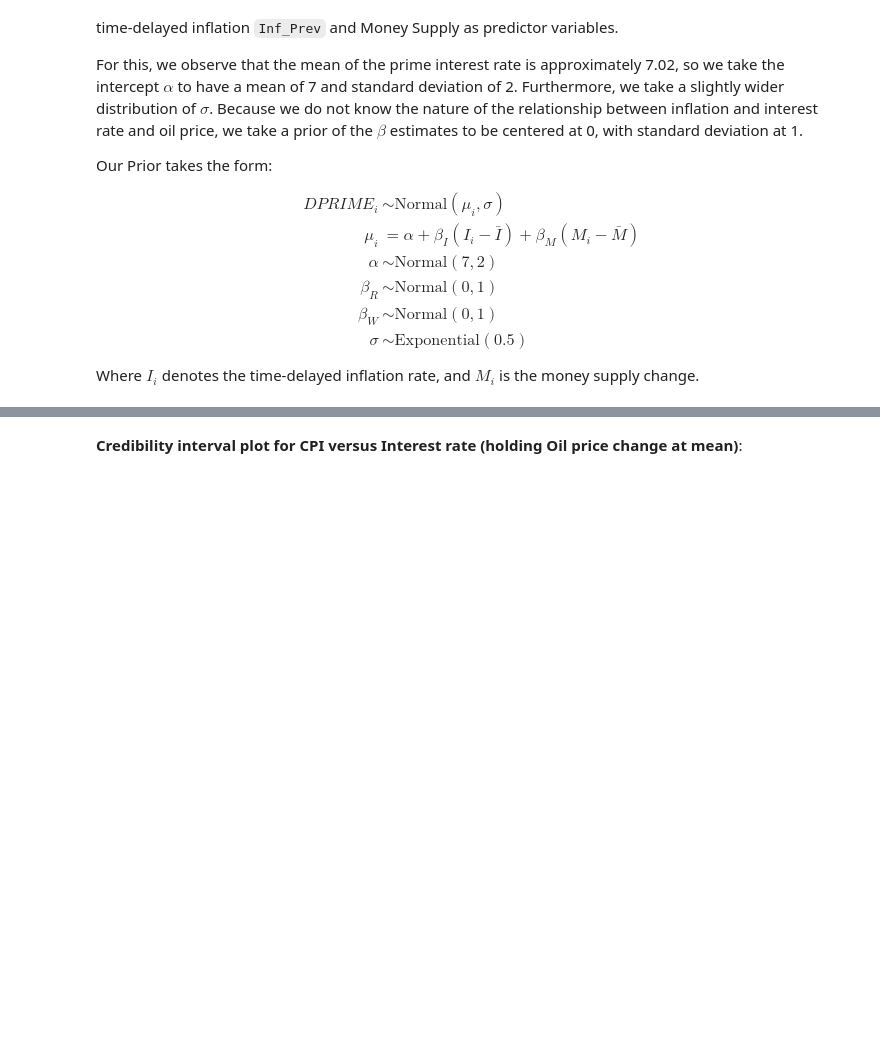
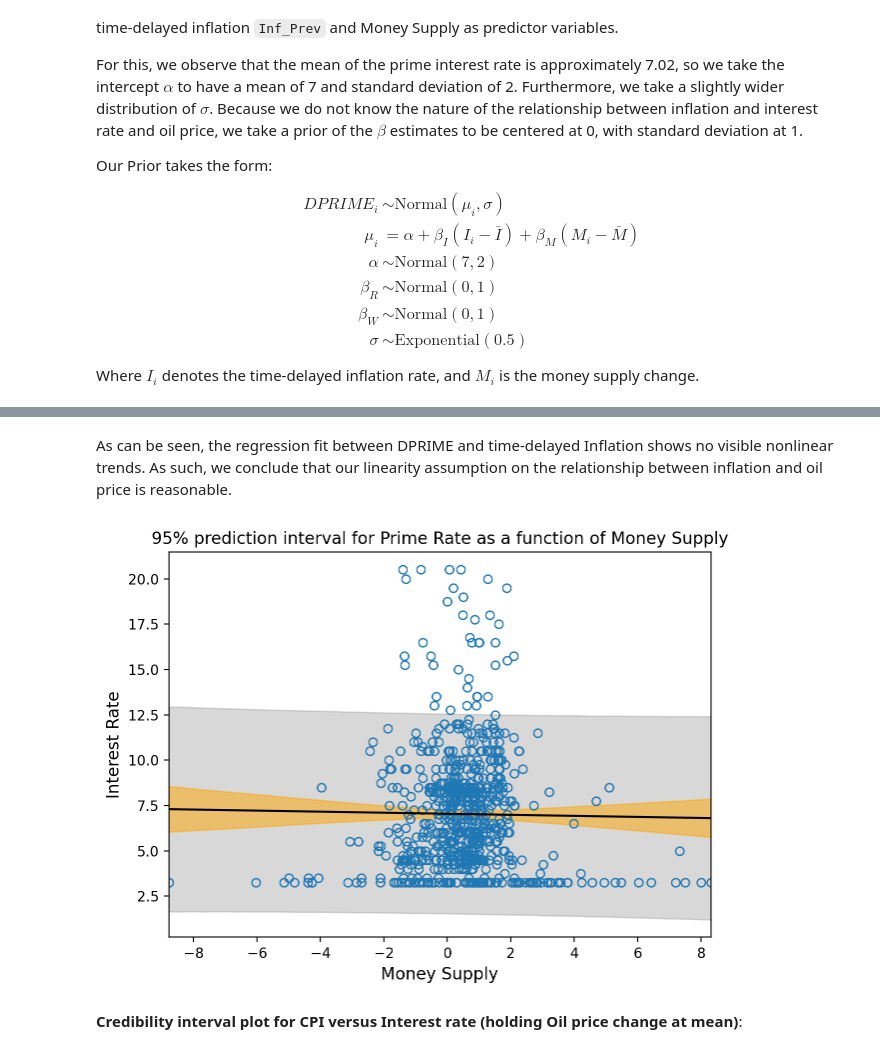
Before and after one commit to AndreiAf02/Math509Project_Public, a Jupyter notebook: 509ProjectV2.ipynb, the cells around one changed output, grey strips where cells are left out. Cells and saved outputs as stored; diff of their text form; code cells hidden in the pictures; blank space fills up the shorter version.

```diff
--- a/509ProjectV2.ipynb
+++ b/509ProjectV2.ipynb
@@ -638,3 +685,61 @@ sns.boxplot(data=model_project_time1_mcmc_samples[['beta_M', 'beta_I']])
+# %% [markdown]
+As can be seen, the regression fit between DPRIME and time-delayed Inflation shows no visible nonlinear trends. As such, we conclude that our linearity assumption on the relationship between inflation and oil price is reasonable.
+# %%
+## Prediction plot for DPRIME vs CPI, holding MS at mean:
+
+prob = 0.95 ## for credible intervals
+
+xmin = data_all['Money Base Change'].min()
+xmax = data_all['Money Base Change'].max()
+xmean = data_all['Money Base Change'].mean()
+
+
+N_weight = 50
+x = linspace(xmin, xmax, N_weight) ## weight range
+
+alpha_samples = array(model_project_time1_mcmc_samples['alpha'])[None, :]
+beta_samples = array(model_project_time1_mcmc_samples['beta_M'])[None, :]
+sigma_samples = array(model_project_time1_mcmc_samples['sigma'])[None, :]
+N_posterior_samples = alpha_samples.size
+
+#### the mean posterior average height
+mu_avg = alpha_samples.mean() + beta_samples.mean()*(x - xmean)
+
+#### collect samples of the average height
+mu_samples = alpha_samples + beta_samples*(x[:, None] - xmean)
+## lower bound and upper credible inteval bounds for each fixed weight in the array `x`
+mu_samples_sorted = sort(mu_samples, axis=1)
+index = int(N_posterior_samples*(1 - prob)/2)
+mu_lower = mu_samples_sorted[:, index]
+mu_upper = mu_samples_sorted[:, -index]
+
+#### Sample the posterior prediction height
+h_samples = stats.norm.rvs(
+    mu_samples,
+    sigma_samples,
+    size=(N_weight, N_posterior_samples))
+## lower bound and upper credible inteval bounds for each fixed weight in the array `x`
+h_samples_sorted = sort(h_samples, axis=1)
+index = int(N_posterior_samples*(1 - prob)/2)
+h_lower = h_samples_sorted[:, index]
+h_upper = h_samples_sorted[:, -index]
+
+
+##### Figure code
+
+figure(1, [7, 5])
+
+fill_between(x, h_upper, h_lower, color='0.5', alpha=0.3)
+fill_between(x, mu_upper, mu_lower, color='orange', alpha=0.5)
+plot(data_all['Money Base Change'], data_all['DPRIME'], 'o', mfc='none')
+plot(x, mu_avg, 'k')
+
+xlim(xmin, xmax)
+title('95% prediction interval for Prime Rate as a function of Money Supply')
+xlabel('Money Supply', fontsize=12)
+ylabel('Interest Rate', fontsize=12);
+# %% [output]
+[figure, added]
 # %% [markdown]
 **Credibility interval plot for CPI versus Interest rate (holding Oil price change at mean)**:
 # %%
```
Also changed, not shown: parts of 5 cells of this notebook.
